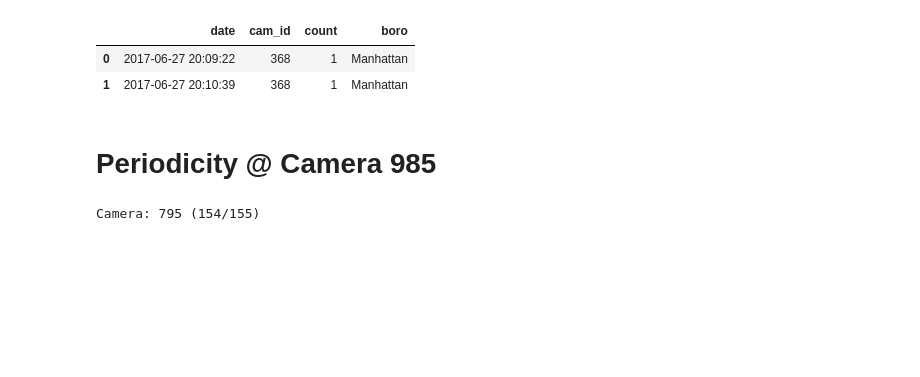
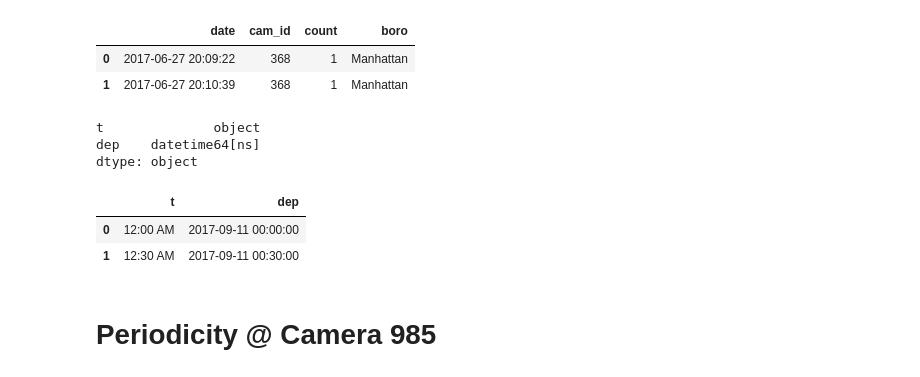
Before and after one commit to basyavasya-honmono/hadive, a Jupyter notebook: notebooks/1.4-JV-Periodicity.ipynb, the cells around one changed output. Saved outputs shown, nothing was run; the diff lists cells and outputs as text; code cells hidden in the pictures; blank space fills up the shorter version.

```diff
--- a/notebooks/1.4-JV-Periodicity.ipynb
+++ b/notebooks/1.4-JV-Periodicity.ipynb
@@ -74,7 +76,14 @@ si["departure"] = pd.to_datetime("2017-09-08 " + si["Time"])
+# %%
+si_wd = sif_schedule("../data/external/si_ferry_weekday_si_departures.csv")
+si_we = sif_schedule("../data/external/si_ferry_weekend_si_departures.csv")
+print si_wd.dtypes
+si_wd.head(2)
+# %% [output]
+t              object
+dep    datetime64[ns]
+dtype: object
+|  | t | dep |
+| 0 | 12:00 AM | 2017-09-11 00:00:00 |
+| 1 | 12:30 AM | 2017-09-11 00:30:00 |
 # %% [markdown]
 # Periodicity @ Camera 985
-# %%
-mh_weekday = ts_matrix(df[(df.boro == "Manhattan") &
-                          (df.date.dt.weekday < 5)], "1Min")
-# %% [output]
-Camera: 795 (154/155)
```
Also changed, not shown: parts of 6 cells of this notebook, 1 other file.
